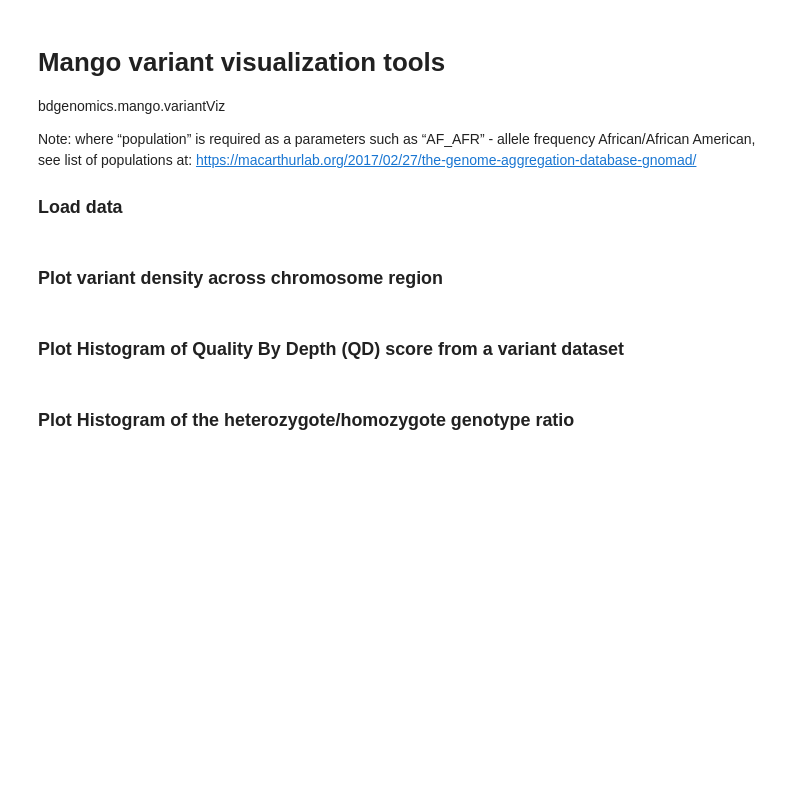
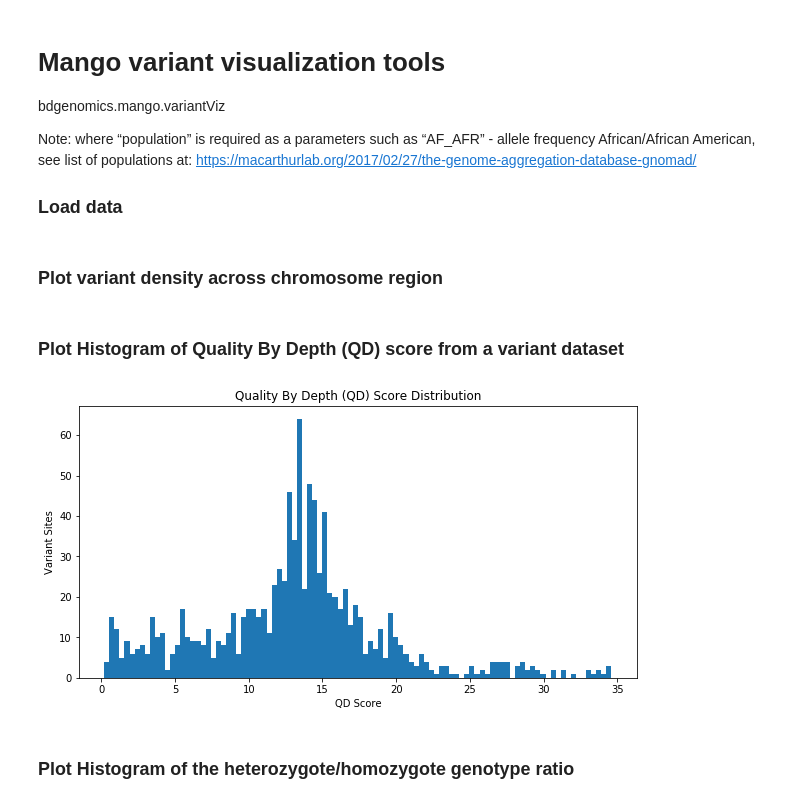
Before and after one commit to bigdatagenomics/mango, a Jupyter notebook: example-files/notebooks/mango-variants-viz.ipynb, the cells around one changed output. Drawn from its saved outputs; the diff is of its cells as text; code cells hidden in the pictures; blank space fills up the shorter version.

Commit message:
replaced example geno data with vcf file, consolidated code in variants.py, plot() functions now return ax object

```diff
--- a/example-files/notebooks/mango-variants-viz.ipynb
+++ b/example-files/notebooks/mango-variants-viz.ipynb
@@ -8,11 +8,11 @@ Note: where “population” is required as a parameters such as “AF_AFR” -
 # %%
 %matplotlib inline
 from bdgenomics.adam.adamContext import ADAMContext
-from bdgenomics.adam.rdd import AlignmentRecordRDD, CoverageRDD
+#from bdgenomics.adam.rdd import AlignmentRecordRDD, CoverageRDD
 import matplotlib.pyplot as plt
 ac = ADAMContext(spark)
-data = ac.loadVariants("../../mango-core/src/test/resources/exome_chr22.adam")
-data_geno = ac.loadGenotypes("../../mango-core/src/test/resources/geno.test1.adam")
+data_variants = ac.loadVariants("../genodata.v3.vcf")
+data_geno = ac.loadGenotypes("../genodata.v3.vcf")
 # %% [markdown]
 ### Plot variant density across chromosome region
 # %%
@@ -32,15 +32,17 @@ plt.show()
 # %% [markdown]
 ### Plot Histogram of Quality By Depth (QD) score from a variant dataset
 # %%
-from bdgenomics.mango.variantViz import QualityByDepthDistribution
+from bdgenomics.mango.variants import QualityByDepthDistribution
 
-graphData = QualityByDepthDistribution(spark,data).plot()
+ax, results = QualityByDepthDistribution(spark,data_variants).plot()
 
-plt.hist(graphData.keys(),weights=graphData.values(),bins=80)
-plt.title("Quality By Depth (QD) Score Distribution")
-plt.xlabel("QD")
-plt.ylabel("Variant Sites")
-plt.show()
+if(ax != None):
+    ax.set_title("Quality By Depth (QD) Score Distribution")
+    ax.set_xlabel("QD Score")
+    ax.set_ylabel("Variant Sites")
+    plt.show()
+# %% [output]
+[figure, added]
 # %% [markdown]
 ### Plot Histogram of the heterozygote/homozygote genotype ratio
 # %%
```
Also changed, not shown: parts of 3 cells of this notebook, 29 other files.
